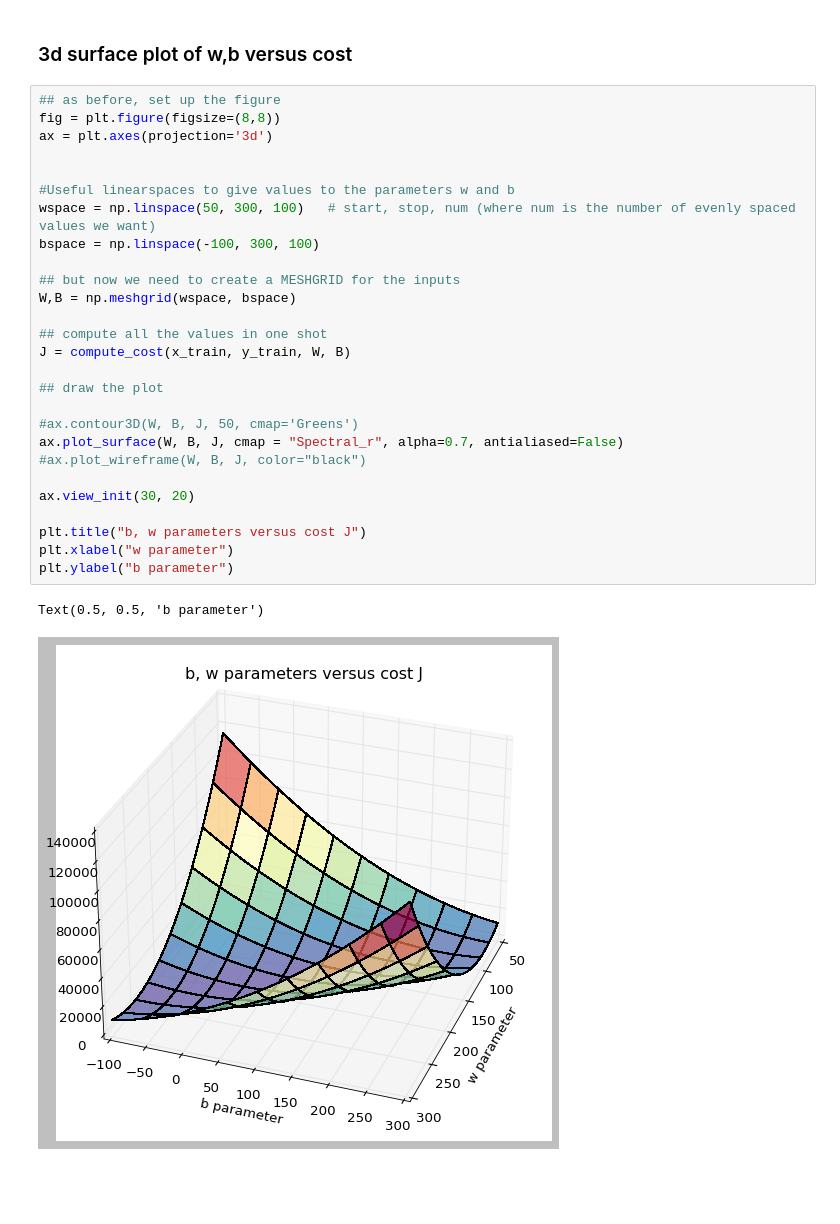
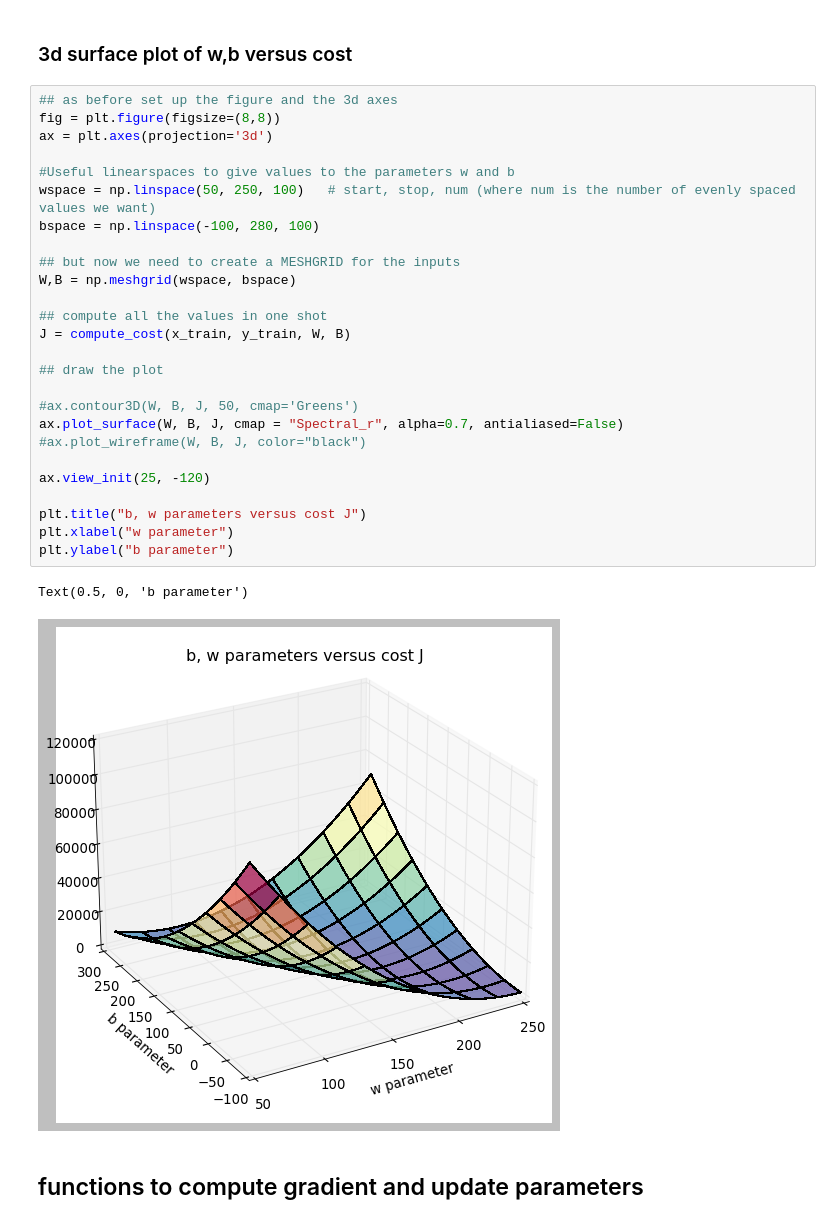
Before and after one commit to acnard/dl-ai-machine-learning, a Jupyter notebook: gradient_descent.ipynb, the cells around one changed output. Saved outputs shown, nothing was run; the diff lists cells and outputs as text; blank space fills up the shorter version.

```diff
--- a/gradient_descent.ipynb
+++ b/gradient_descent.ipynb
@@ -179,32 +187,33 @@ Text(0.5, 0.5, 'b parameter')
 # %% [markdown]
 ### 3d surface plot of w,b versus cost
 # %%
-## as before, set up the figure
+## as before set up the figure and the 3d axes
 fig = plt.figure(figsize=(8,8))
 ax = plt.axes(projection='3d')
 
-
 #Useful linearspaces to give values to the parameters w and b
-wspace = np.linspace(50, 300, 100)   # start, stop, num (where num is the number of evenly spaced values we want)
-bspace = np.linspace(-100, 300, 100)
+wspace = np.linspace(50, 250, 100)   # start, stop, num (where num is the number of evenly spaced values we want)
+bspace = np.linspace(-100, 280, 100)
 
 ## but now we need to create a MESHGRID for the inputs
 W,B = np.meshgrid(wspace, bspace)
 
 ## compute all the values in one shot
 J = compute_cost(x_train, y_train, W, B)
 
 ## draw the plot
 
 #ax.contour3D(W, B, J, 50, cmap='Greens')
 ax.plot_surface(W, B, J, cmap = "Spectral_r", alpha=0.7, antialiased=False)
 #ax.plot_wireframe(W, B, J, color="black")
 
-ax.view_init(30, 20)
+ax.view_init(25, -120)
 
 plt.title("b, w parameters versus cost J")
 plt.xlabel("w parameter")
 plt.ylabel("b parameter")
 # %% [output]
-Text(0.5, 0.5, 'b parameter')
+Text(0.5, 0, 'b parameter')
-[figure, old version]
+[figure, new version]
+# %% [markdown]
+## functions to compute gradient and update parameters
```
Also changed, not shown: parts of 14 cells of this notebook.
